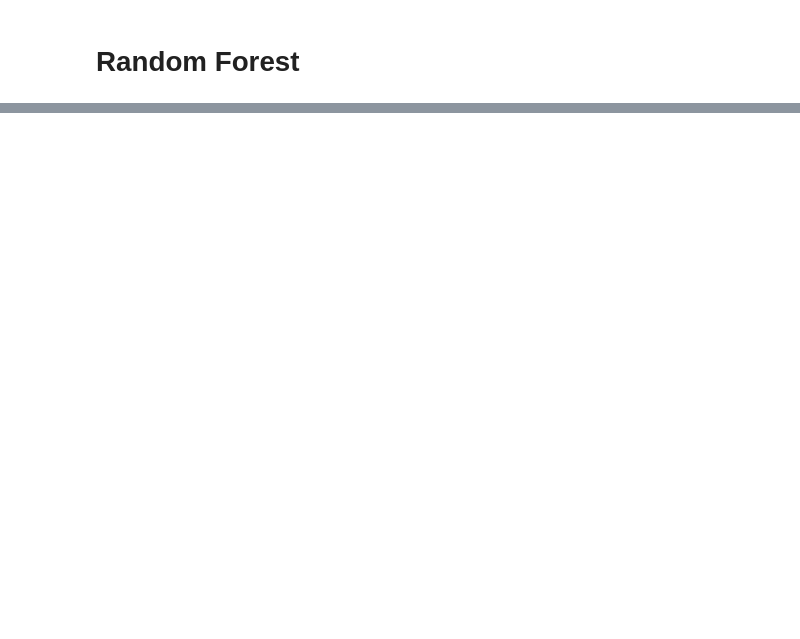
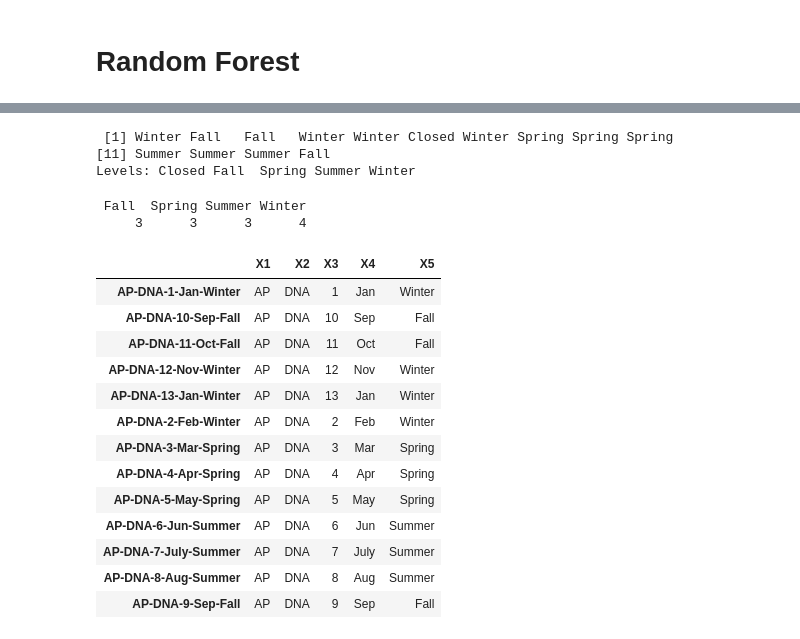
Before and after one commit to pjtorres/Bioinformatics-BC, a Jupyter notebook: Phyloseq/Phyloseq_BBClub.ipynb, the cells around one changed output, grey strips where cells are left out. Cells and saved outputs as stored; diff of their text form; code cells hidden in the pictures; blank space fills up the shorter version.

```diff
--- a/Phyloseq/Phyloseq_BBClub.ipynb
+++ b/Phyloseq/Phyloseq_BBClub.ipynb
@@ -771,0 +714,53 @@ print(p)
+# %%
+sample_data(physeq.DNA.Close_5_Filtered)$Season
+# %% [output]
+ [1] Winter Fall   Fall   Winter Winter Closed Winter Spring Spring Spring
+[11] Summer Summer Summer Fall
+Levels: Closed Fall  Spring Summer Winter
+# %%
+
+viral.rarefyclosed=subset_samples(physeq.DNA.Close_5_Filtered, Season!= 'Closed')
+otus= otu_table(viral.rarefyclosed)
+summary(sample_data(viral.rarefyclosed)$Season)
+#write.csv(otus, file='Changed_name_OTU_table_NA_Closed_DNA_rare.csv')
+# %% [output]
+ Fall  Spring Summer Winter
+     3      3      3      4
+# %%
+
+##Only DNA
+#
+#abund_table<-read.csv("Changed_name_OTU_table_NA_Closed_DNA_rare.csv",row.names=1,check.names=FALSE)
+#works
+#abund_table<-read.csv("DNA_rare_NA_lclosed.csv",row.names=1,check.names=FALSE)
+
+abund_table=otus
+
+
+
+
+
+
+
+#Transpose the data to have sample names on rows
+#abund_table<-t(abund_table)
+meta_table<-read.csv("Mapping_file_virus_NAclosed_DNA.csv",row.names=1,check.names=FALSE)
+meta_table<-meta_table[rownames(abund_table),]
+grouping_info<-data.frame(row.names=rownames(abund_table),t(as.data.frame(strsplit(rownames(abund_table),"-"))))
+#grouping_info
+grouping_info
+# %% [output]
+|  | X1 | X2 | X3 | X4 | X5 |
+| AP-DNA-1-Jan-Winter | AP | DNA | 1 | Jan | Winter |
+| AP-DNA-10-Sep-Fall | AP | DNA | 10 | Sep | Fall |
+| AP-DNA-11-Oct-Fall | AP | DNA | 11 | Oct | Fall |
+| AP-DNA-12-Nov-Winter | AP | DNA | 12 | Nov | Winter |
+| AP-DNA-13-Jan-Winter | AP | DNA | 13 | Jan | Winter |
+| AP-DNA-2-Feb-Winter | AP | DNA | 2 | Feb | Winter |
+| AP-DNA-3-Mar-Spring | AP | DNA | 3 | Mar | Spring |
+| AP-DNA-4-Apr-Spring | AP | DNA | 4 | Apr | Spring |
+| AP-DNA-5-May-Spring | AP | DNA | 5 | May | Spring |
+| AP-DNA-6-Jun-Summer | AP | DNA | 6 | Jun | Summer |
+| AP-DNA-7-July-Summer | AP | DNA | 7 | July | Summer |
+| AP-DNA-8-Aug-Summer | AP | DNA | 8 | Aug | Summer |
+| AP-DNA-9-Sep-Fall | AP | DNA | 9 | Sep | Fall |
```
Also changed, not shown: parts of 39 cells of this notebook.
